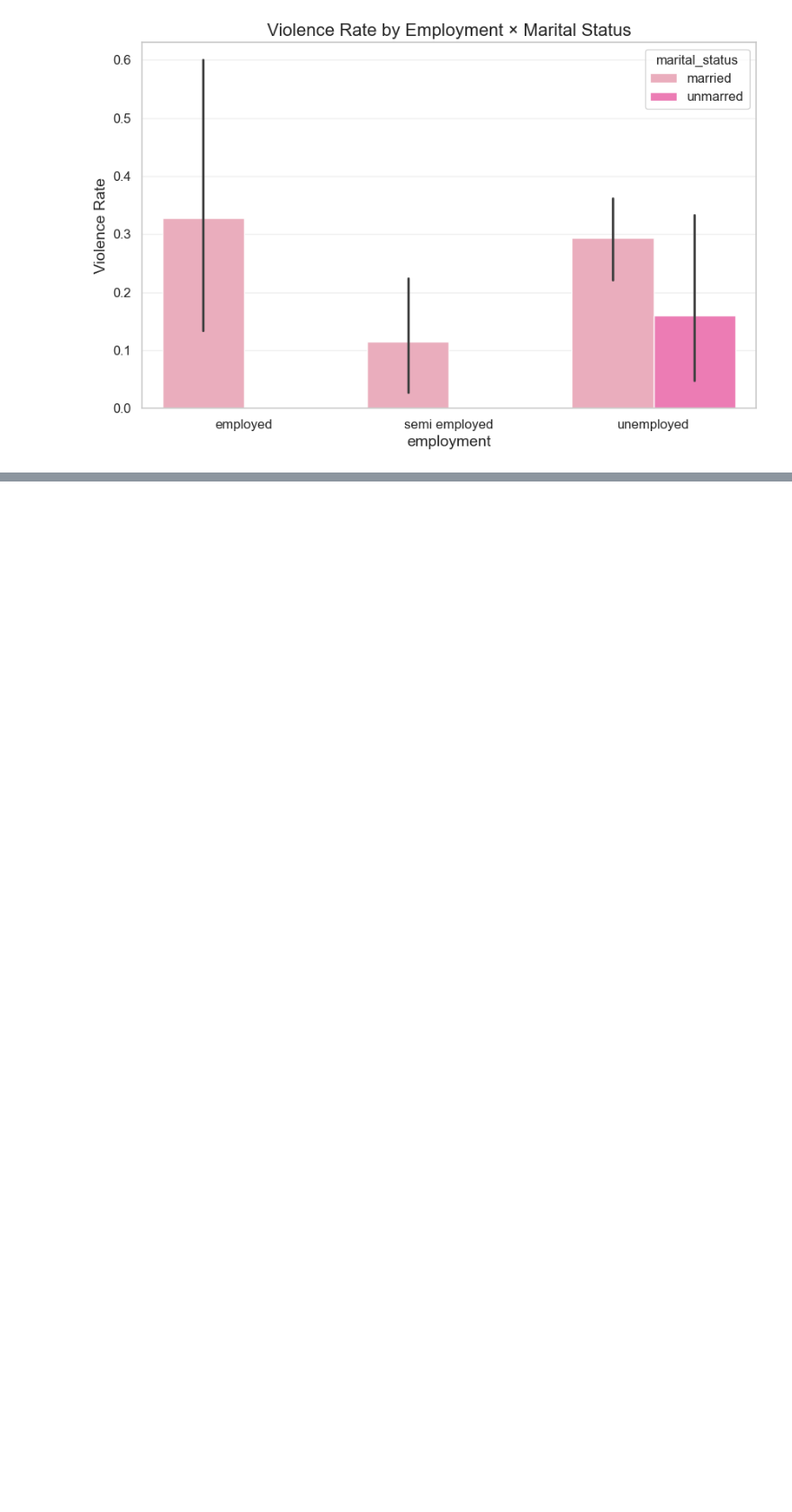
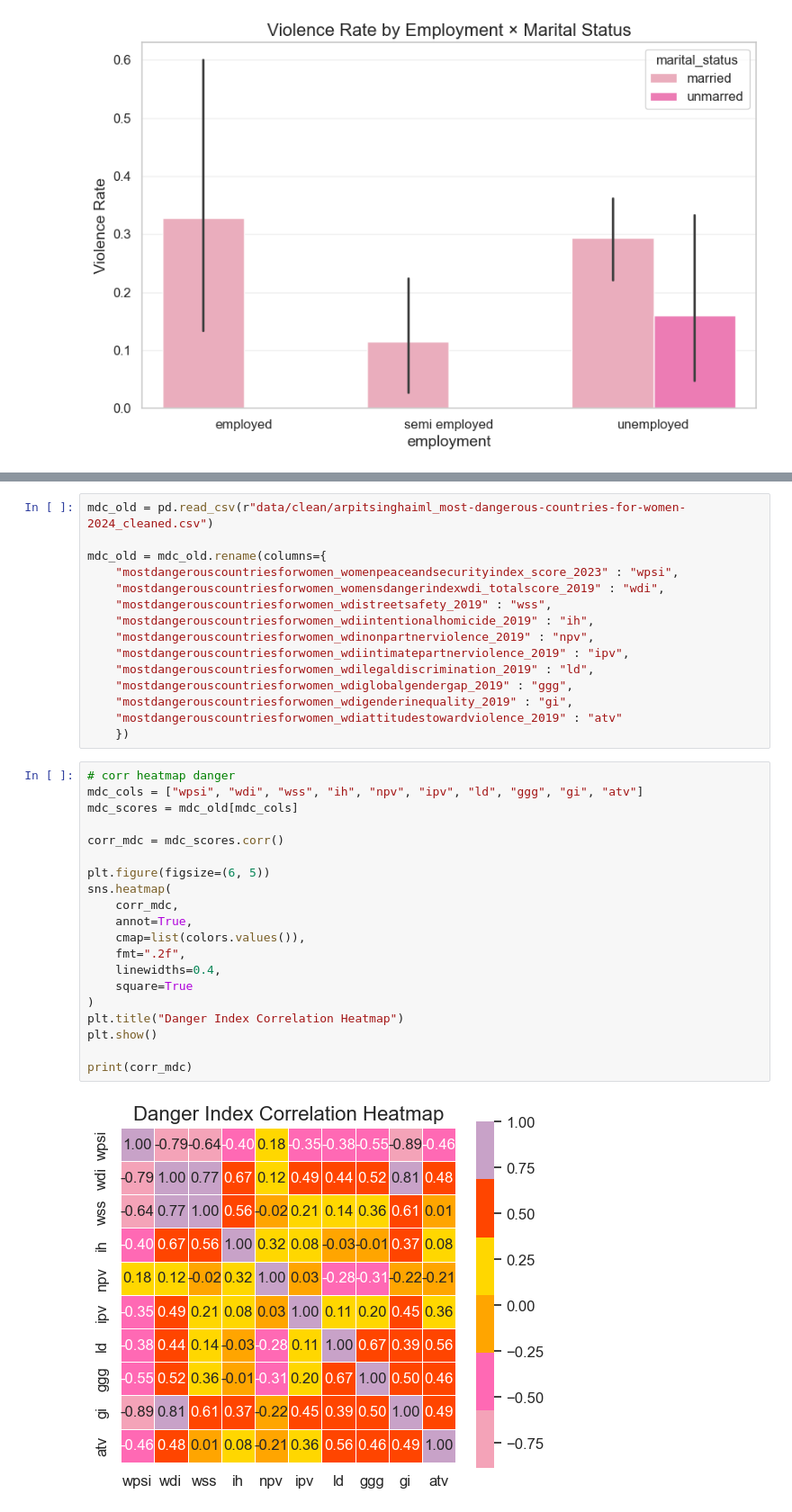
Before and after one commit to mara-pn/Violence-Against-Women-Risk-Prediction-Structural-Determinants-Analysis, a Jupyter notebook: 02_eda.ipynb, the cells around one changed output, grey strips where cells are left out. Shown at 90% size. Saved outputs shown, nothing was run; the diff lists cells and outputs as text; blank space fills up the shorter version.

```diff
--- a/02_eda.ipynb
+++ b/02_eda.ipynb
@@ -432,0 +477,37 @@ plt.show()
+# %%
+mdc_old = pd.read_csv(r"data/clean/arpitsinghaiml_most-dangerous-countries-for-women-2024_cleaned.csv")
+
+mdc_old = mdc_old.rename(columns={
+    "mostdangerouscountriesforwomen_womenpeaceandsecurityindex_score_2023" : "wpsi",
+    "mostdangerouscountriesforwomen_womensdangerindexwdi_totalscore_2019" : "wdi",
+    "mostdangerouscountriesforwomen_wdistreetsafety_2019" : "wss",
+    "mostdangerouscountriesforwomen_wdiintentionalhomicide_2019" : "ih",
+    "mostdangerouscountriesforwomen_wdinonpartnerviolence_2019" : "npv",
+    "mostdangerouscountriesforwomen_wdiintimatepartnerviolence_2019" : "ipv",
+    "mostdangerouscountriesforwomen_wdilegaldiscrimination_2019" : "ld",
+    "mostdangerouscountriesforwomen_wdiglobalgendergap_2019" : "ggg",
+    "mostdangerouscountriesforwomen_wdigenderinequality_2019" : "gi",
+    "mostdangerouscountriesforwomen_wdiattitudestowardviolence_2019" : "atv"
+    })
+# %%
+# corr heatmap danger
+mdc_cols = ["wpsi", "wdi", "wss", "ih", "npv", "ipv", "ld", "ggg", "gi", "atv"]
+mdc_scores = mdc_old[mdc_cols]
+
+corr_mdc = mdc_scores.corr()
+
+plt.figure(figsize=(6, 5))
+sns.heatmap(
+    corr_mdc,
+    annot=True,
+    cmap=list(colors.values()),
+    fmt=".2f",
+    linewidths=0.4,
+    square=True
+)
+plt.title("Danger Index Correlation Heatmap")
+plt.show()
+
+print(corr_mdc)
+# %% [output]
+[figure, added]
```
Also changed, not shown: parts of 14 cells of this notebook, 1 other file.
